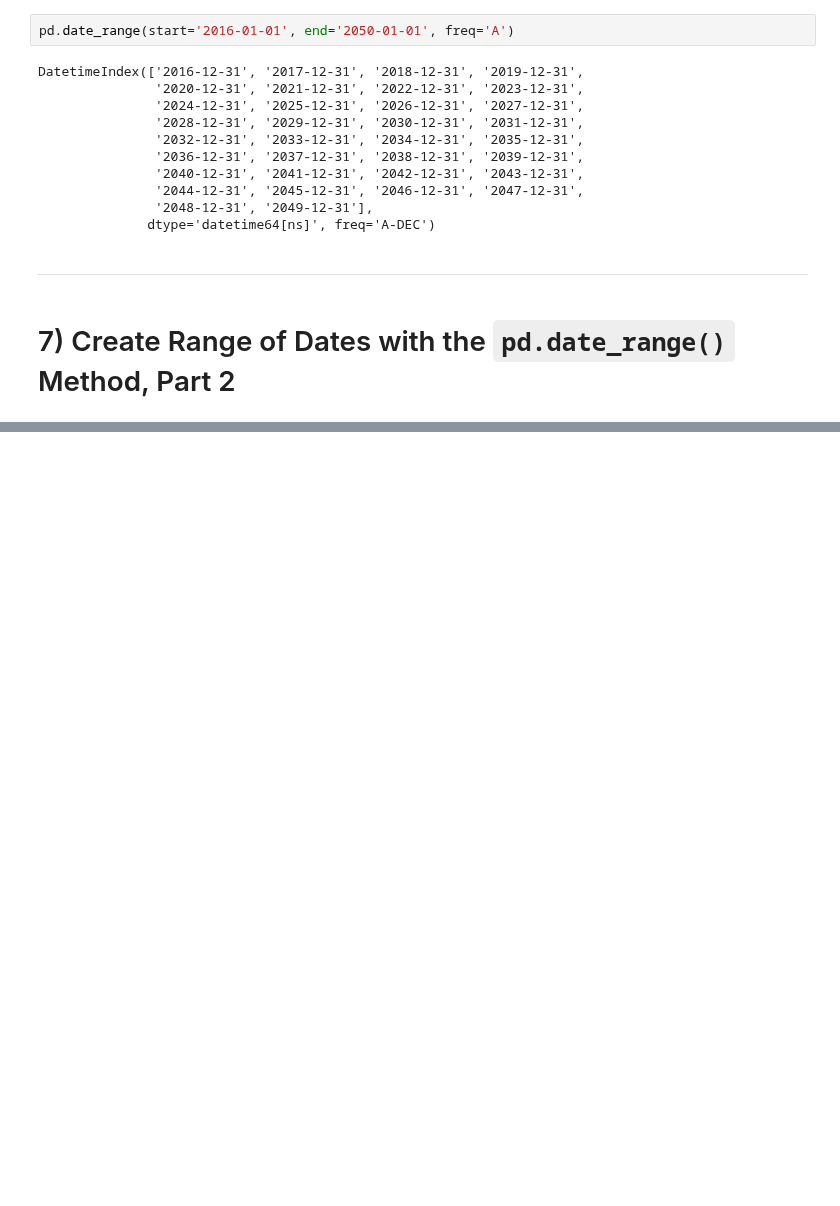
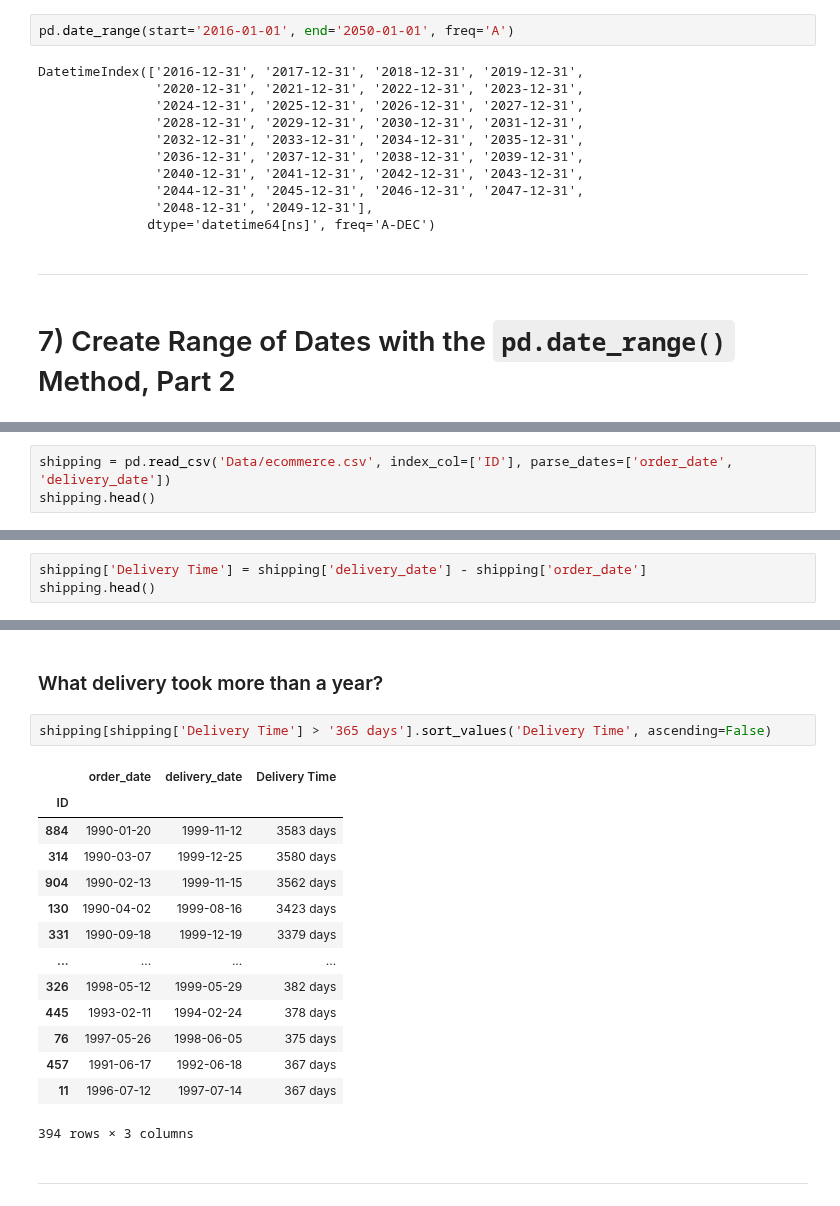
Before and after one commit to ptyadana/Data-Science-and-Machine-Learning-Projects-Dojo, a Jupyter notebook: Pandas - Data Analysis with Pandas and Python - BP/10_Working_with_Dates_and_Times_in_Datasets.ipynb, the cells around one changed output, grey strips where cells are left out. Cells and saved outputs as stored; diff of their text form; blank space fills up the shorter version.

Commit message:
Working with Dates and Times in Dataset completed
Former-commit-id: 544c8084fee9e88133851f7acdbfdfaab4915dbc

```diff
--- a/Pandas - Data Analysis with Pandas and Python - BP/10_Working_with_Dates_and_Times_in_Datasets.ipynb
+++ b/Pandas - Data Analysis with Pandas and Python - BP/10_Working_with_Dates_and_Times_in_Datasets.ipynb
@@ -264,0 +470,3 @@ DatetimeIndex(['2016-12-31', '2017-12-31', '2018-12-31', '2019-12-31',
+# %%
+shipping = pd.read_csv('Data/ecommerce.csv', index_col=['ID'], parse_dates=['order_date', 'delivery_date'])
+shipping.head()
@@ -264,0 +495,3 @@ DatetimeIndex(['2016-12-31', '2017-12-31', '2018-12-31', '2019-12-31',
+# %%
+shipping['Delivery Time'] = shipping['delivery_date'] - shipping['order_date']
+shipping.head()
@@ -264,0 +538,21 @@ DatetimeIndex(['2016-12-31', '2017-12-31', '2018-12-31', '2019-12-31',
+# %% [markdown]
+### What delivery took more than a year?
+# %%
+shipping[shipping['Delivery Time'] > '365 days'].sort_values('Delivery Time', ascending=False)
+# %% [output]
+|  | order_date | delivery_date | Delivery Time |
+| ID |  |  |  |
+| 884 | 1990-01-20 | 1999-11-12 | 3583 days |
+| 314 | 1990-03-07 | 1999-12-25 | 3580 days |
+| 904 | 1990-02-13 | 1999-11-15 | 3562 days |
+| 130 | 1990-04-02 | 1999-08-16 | 3423 days |
+| 331 | 1990-09-18 | 1999-12-19 | 3379 days |
+| ... | ... | ... | ... |
+| 326 | 1998-05-12 | 1999-05-29 | 382 days |
+| 445 | 1993-02-11 | 1994-02-24 | 378 days |
+| 76 | 1997-05-26 | 1998-06-05 | 375 days |
+| 457 | 1991-06-17 | 1992-06-18 | 367 days |
+| 11 | 1996-07-12 | 1997-07-14 | 367 days |
+394 rows × 3 columns
+# %% [markdown]
+----------
```
Also changed, not shown: parts of 48 cells of this notebook.
